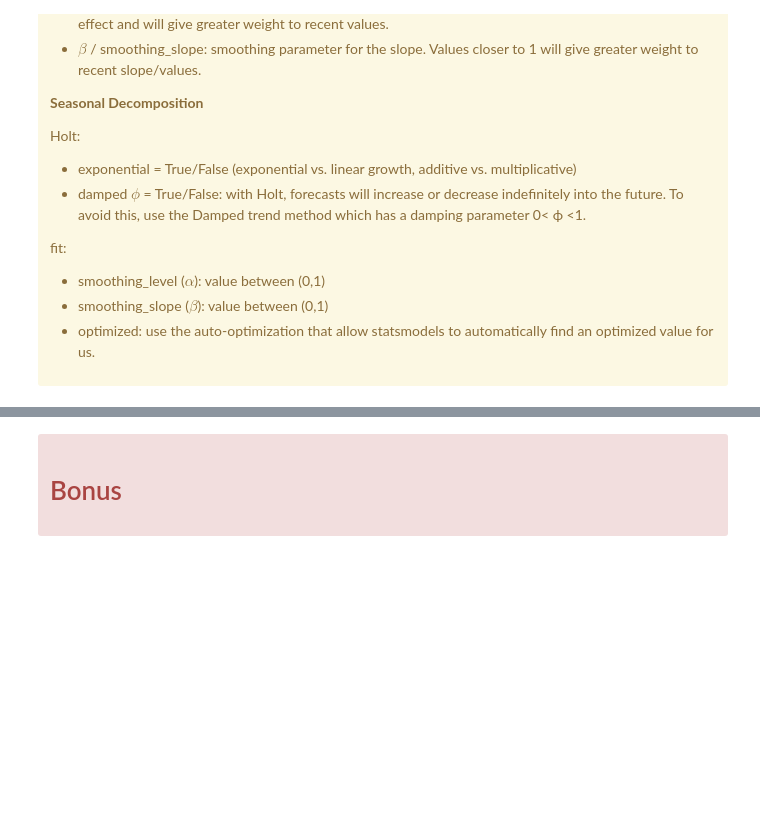
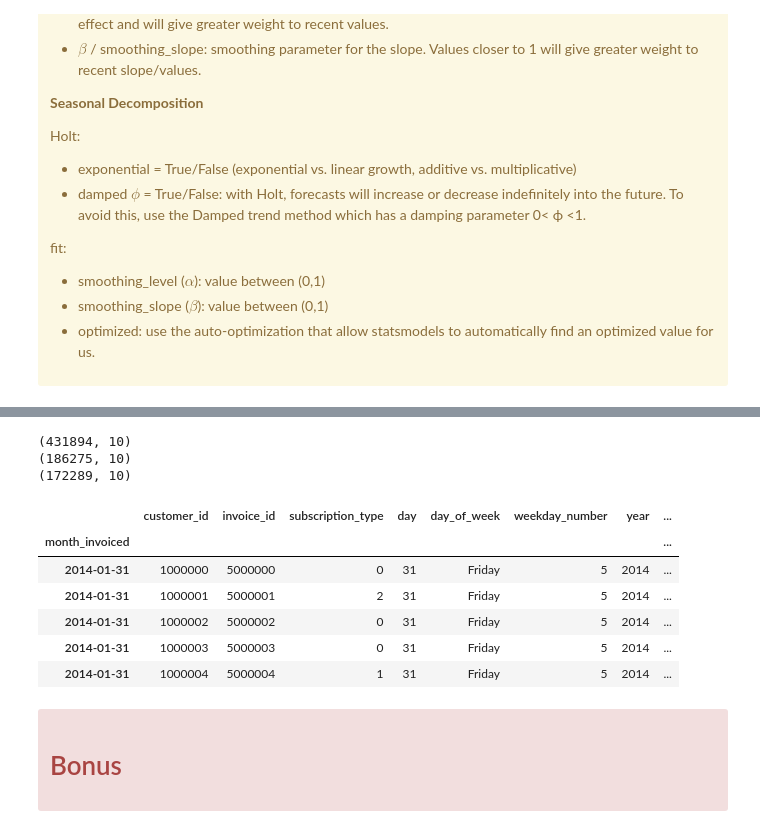
Before and after one commit to QMCBT-JustinEvans/time-series-exercises, a Jupyter notebook: 05_model.ipynb, the cells around one changed output, grey strips where cells are left out. Saved outputs shown, nothing was run; the diff lists cells and outputs as text; code cells hidden in the pictures; blank space fills up the shorter version.

```diff
--- a/05_model.ipynb
+++ b/05_model.ipynb
@@ -880,3 +903,24 @@ eval_df.sort_values(by='rmse')
+# %%
+train = df[:'2015']
+validate = df['2016']
+test = df['2017']
+
+print(train.shape)
+print(validate.shape)
+print(test.shape)
+
+train.head()
+# %% [output]
+(431894, 10)
+(186275, 10)
+(172289, 10)
+|  | customer_id | invoice_id | subscription_type | day | day_of_week | weekday_number | year | ... |
+| month_invoiced |  |  |  |  |  |  |  | ... |
+| 2014-01-31 | 1000000 | 5000000 | 0 | 31 | Friday | 5 | 2014 | ... |
+| 2014-01-31 | 1000001 | 5000001 | 2 | 31 | Friday | 5 | 2014 | ... |
+| 2014-01-31 | 1000002 | 5000002 | 0 | 31 | Friday | 5 | 2014 | ... |
+| 2014-01-31 | 1000003 | 5000003 | 0 | 31 | Friday | 5 | 2014 | ... |
+| 2014-01-31 | 1000004 | 5000004 | 1 | 31 | Friday | 5 | 2014 | ... |
 # %% [markdown]
 <div class="alert alert-danger">
 
```
Also changed, not shown: parts of 80 cells of this notebook.
